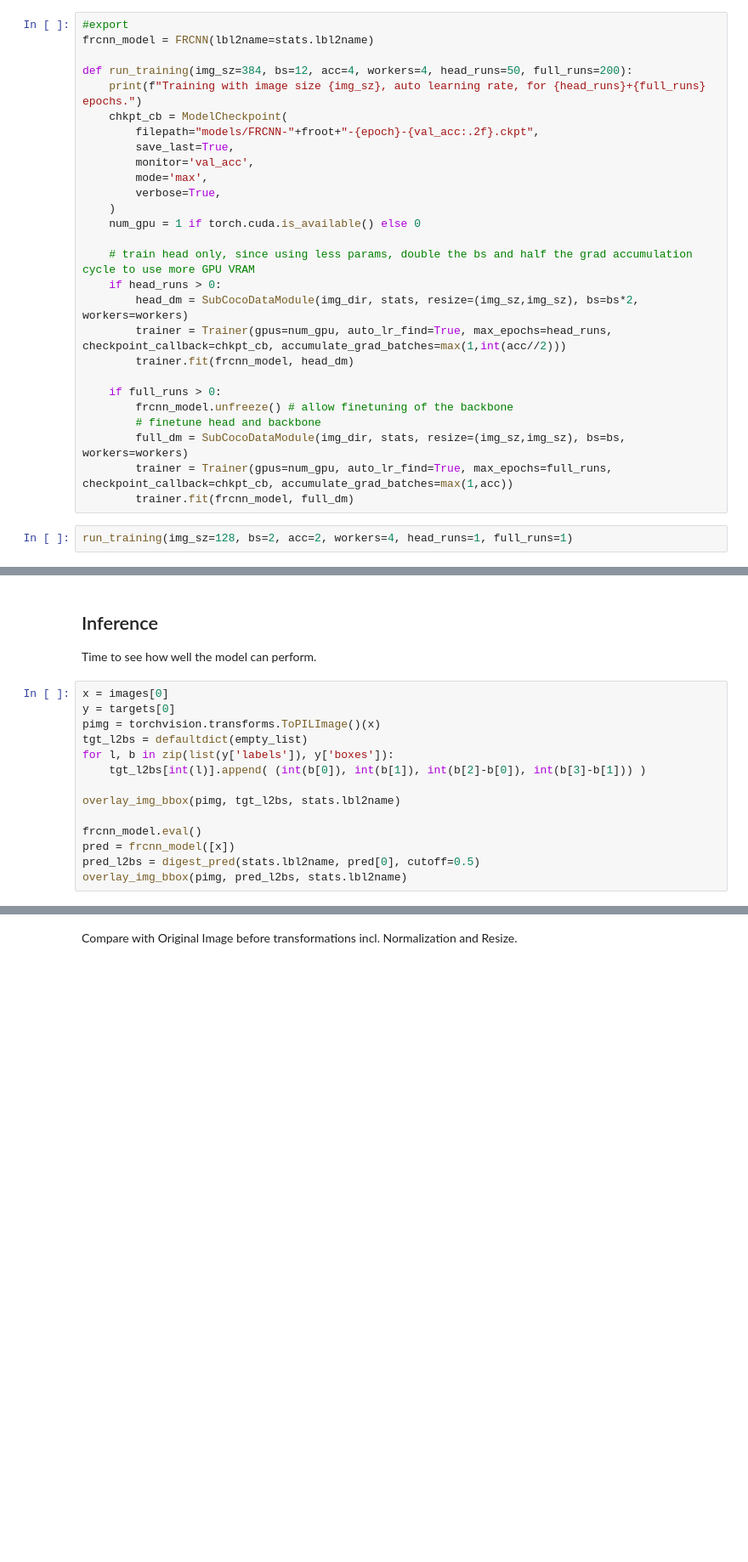
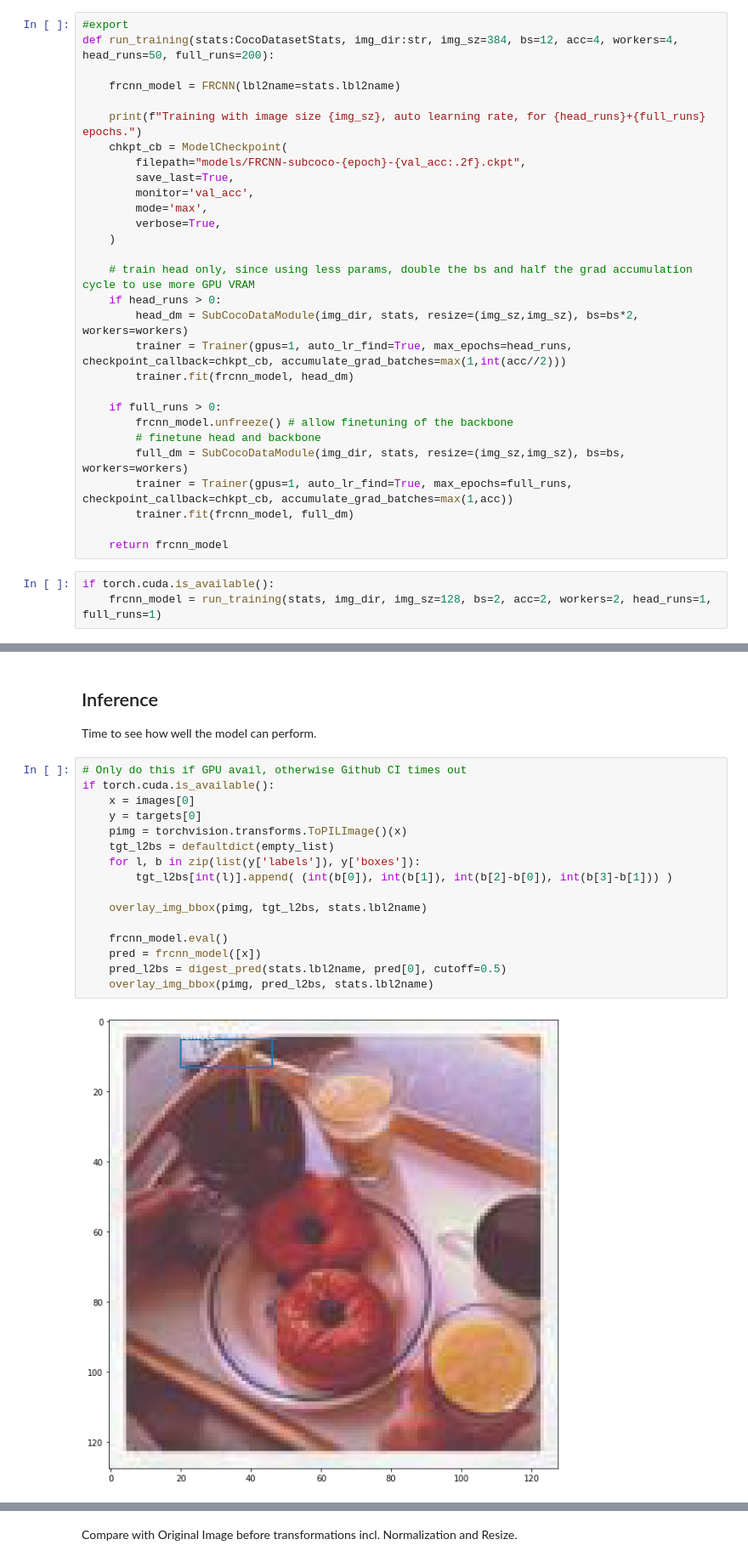
Before and after one commit to bguan/plmcbbox, a Jupyter notebook: 30_subcoco_pl.ipynb, the cells around one changed output, grey strips where cells are left out. Shown at 85% size. Saved outputs shown, nothing was run; the diff lists cells and outputs as text; blank space fills up the shorter version.

Commit message:
Refactored to allow easy testing for Github CI

```diff
--- a/30_subcoco_pl.ipynb
+++ b/30_subcoco_pl.ipynb
@@ -177,31 +170,34 @@ On my Dell XPS15 GTX-1050 GPU w/ 4GB VRAM,  I can average 1 epoc every 120 min o
 Using my GCP w/ V100 of 16GB VRAM, I can fit bs=12 for sample_coco, acc=16, img 384x384, with unfrozen backbone, 1 epoc every ~25 minutes.
 # %%
 #export
-frcnn_model = FRCNN(lbl2name=stats.lbl2name)
+def run_training(stats:CocoDatasetStats, img_dir:str, img_sz=384, bs=12, acc=4, workers=4, head_runs=50, full_runs=200):
 
-def run_training(img_sz=384, bs=12, acc=4, workers=4, head_runs=50, full_runs=200):
+    frcnn_model = FRCNN(lbl2name=stats.lbl2name)
+
     print(f"Training with image size {img_sz}, auto learning rate, for {head_runs}+{full_runs} epochs.")
     chkpt_cb = ModelCheckpoint(
-        filepath="models/FRCNN-"+froot+"-{epoch}-{val_acc:.2f}.ckpt",
+        filepath="models/FRCNN-subcoco-{epoch}-{val_acc:.2f}.ckpt",
         save_last=True,
         monitor='val_acc',
         mode='max',
         verbose=True,
     )
-    num_gpu = 1 if torch.cuda.is_available() else 0
 
     # train head only, since using less params, double the bs and half the grad accumulation cycle to use more GPU VRAM
     if head_runs > 0:
         head_dm = SubCocoDataModule(img_dir, stats, resize=(img_sz,img_sz), bs=bs*2, workers=workers)
-        trainer = Trainer(gpus=num_gpu, auto_lr_find=True, max_epochs=head_runs, checkpoint_callback=chkpt_cb, accumulate_grad_batches=max(1,int(acc//2)))
+        trainer = Trainer(gpus=1, auto_lr_find=True, max_epochs=head_runs, checkpoint_callback=chkpt_cb, accumulate_grad_batches=max(1,int(acc//2)))
         trainer.fit(frcnn_model, head_dm)
 
     if full_runs > 0:
         frcnn_model.unfreeze() # allow finetuning of the backbone
         # finetune head and backbone
         full_dm = SubCocoDataModule(img_dir, stats, resize=(img_sz,img_sz), bs=bs, workers=workers)
-        trainer = Trainer(gpus=num_gpu, auto_lr_find=True, max_epochs=full_runs, checkpoint_callback=chkpt_cb, accumulate_grad_batches=max(1,acc))
+        trainer = Trainer(gpus=1, auto_lr_find=True, max_epochs=full_runs, checkpoint_callback=chkpt_cb, accumulate_grad_batches=max(1,acc))
         trainer.fit(frcnn_model, full_dm)
+
+    return frcnn_model
 # %%
-run_training(img_sz=128, bs=2, acc=2, workers=4, head_runs=1, full_runs=1)
+if torch.cuda.is_available():
+    frcnn_model = run_training(stats, img_dir, img_sz=128, bs=2, acc=2, workers=2, head_runs=1, full_runs=1)
 # %% [output]
@@ -261,16 +247,20 @@ CUDA_VISIBLE_DEVICES: [0]
 
 Time to see how well the model can perform.
 # %%
-x = images[0]
-y = targets[0]
-pimg = torchvision.transforms.ToPILImage()(x)
-tgt_l2bs = defaultdict(empty_list)
-for l, b in zip(list(y['labels']), y['boxes']):
-    tgt_l2bs[int(l)].append( (int(b[0]), int(b[1]), int(b[2]-b[0]), int(b[3]-b[1])) )
+# Only do this if GPU avail, otherwise Github CI times out
+if torch.cuda.is_available():
+    x = images[0]
+    y = targets[0]
+    pimg = torchvision.transforms.ToPILImage()(x)
+    tgt_l2bs = defaultdict(empty_list)
+    for l, b in zip(list(y['labels']), y['boxes']):
+        tgt_l2bs[int(l)].append( (int(b[0]), int(b[1]), int(b[2]-b[0]), int(b[3]-b[1])) )
 
-overlay_img_bbox(pimg, tgt_l2bs, stats.lbl2name)
+    overlay_img_bbox(pimg, tgt_l2bs, stats.lbl2name)
 
-frcnn_model.eval()
-pred = frcnn_model([x])
-pred_l2bs = digest_pred(stats.lbl2name, pred[0], cutoff=0.5)
-overlay_img_bbox(pimg, pred_l2bs, stats.lbl2name)
+    frcnn_model.eval()
+    pred = frcnn_model([x])
+    pred_l2bs = digest_pred(stats.lbl2name, pred[0], cutoff=0.5)
+    overlay_img_bbox(pimg, pred_l2bs, stats.lbl2name)
+# %% [output]
+[figure, added]
```
Also changed, not shown: parts of 19 cells of this notebook, 11 other files.
